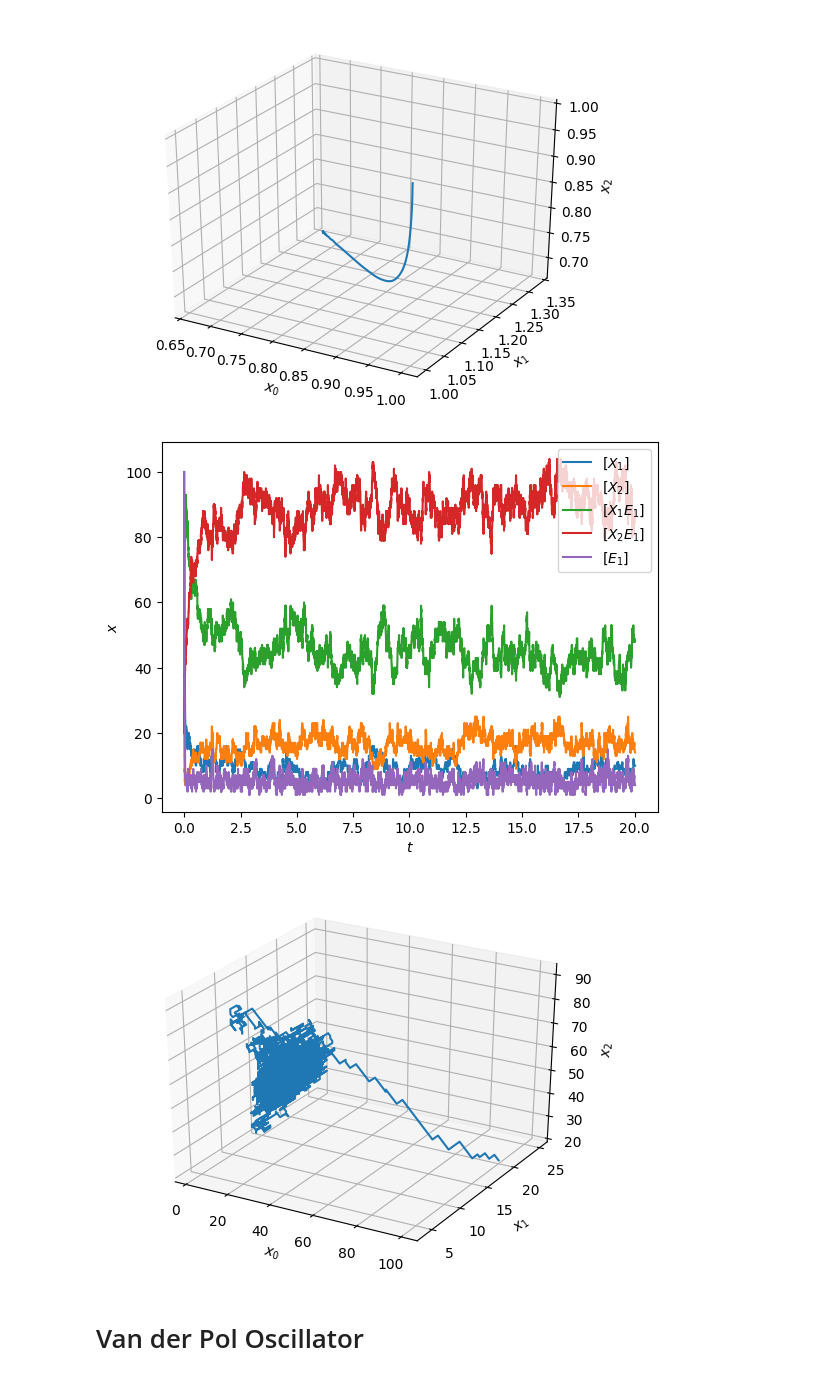
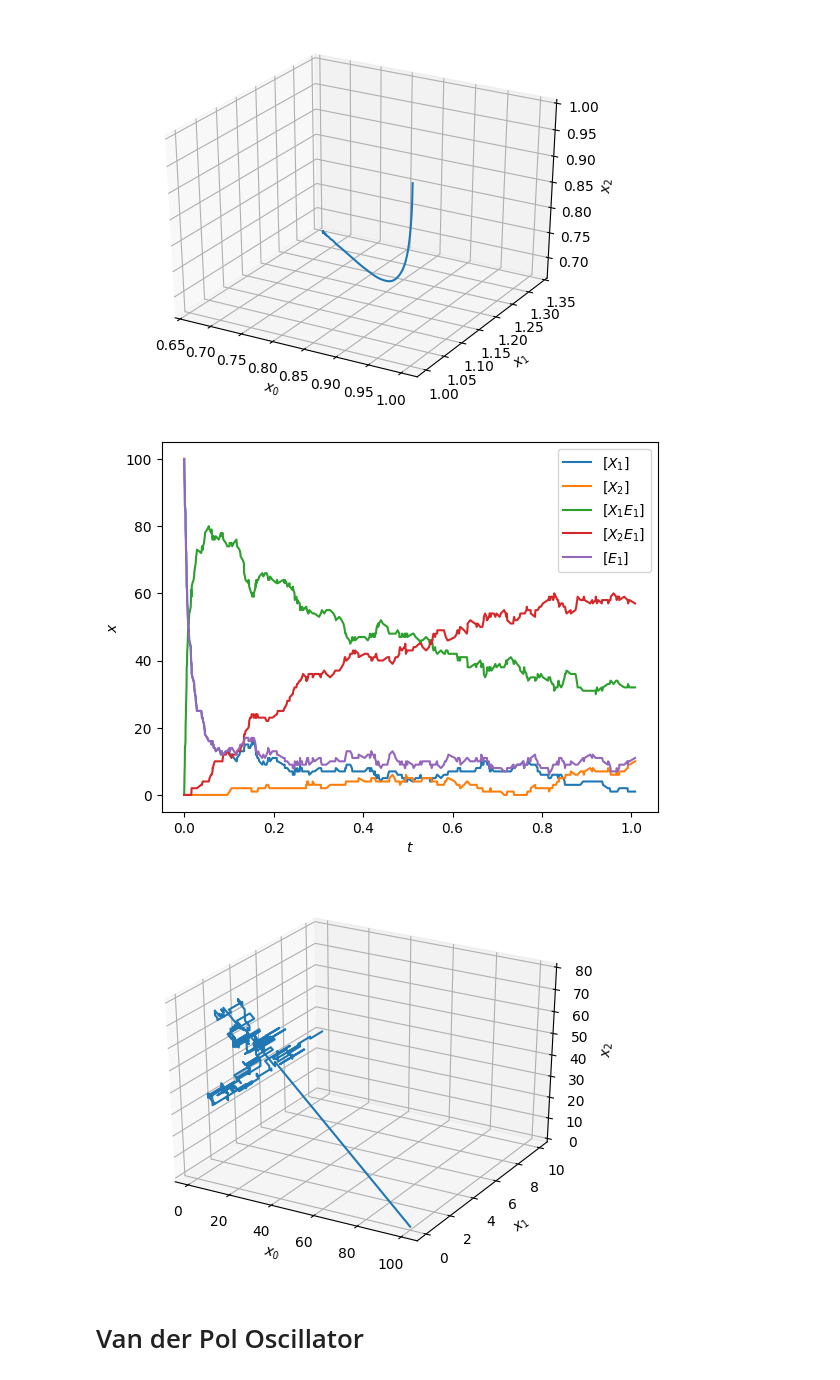
Before and after one commit to data-driven-dynamical-systems/Andre, a Jupyter notebook: dynamicalModels.ipynb, the cells around one changed output. Cells and saved outputs as stored; diff of their text form; code cells hidden in the pictures.

Commit message:
Time domain granger seems to fail on deterministic and stochastic chemical reaction -- look into this.
Fixed Gillespie.

```diff
--- a/dynamicalModels.ipynb
+++ b/dynamicalModels.ipynb
@@ -497,7 +496,7 @@ class enzymatic_reaction(dynamical_system):
             tnew = tprev + tau
             xnew = xprev + (S[:,j].T).flatten()
             #if all updates are positive accept step
-            if np.all(xnew > 0):
+            if np.all(xnew >= 0):
                 t.append(tnew)
                 x.append(xnew)
 
@@ -538,12 +537,12 @@ chemical_obj.trajectory_plot()
 [figure]
 # %%
 chemical_obj=enzymatic_reaction(S,reaction_rates)
-sol = chemical_obj.solve_markov_process(tinit,20.0,np.array([100.0,20.0,20.0,20.0,100.0]))
+sol = chemical_obj.solve_markov_process(tinit,1.0,np.array([100.0,0.0,0.0,0.0,100.0]))
 chemical_obj.evolution_plot()
 chemical_obj.trajectory_plot()
 # %% [output]
-[figure, old version]
+[figure, new version]
-[figure, old version]
+[figure, new version]
 # %% [markdown]
 # Van der Pol Oscillator
 # %%
```
Also changed, not shown: parts of 3 cells of this notebook, 1 other file.
